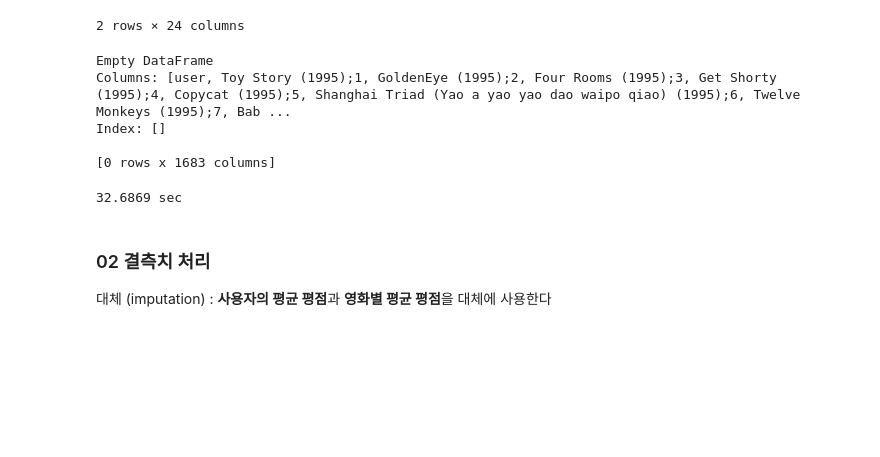
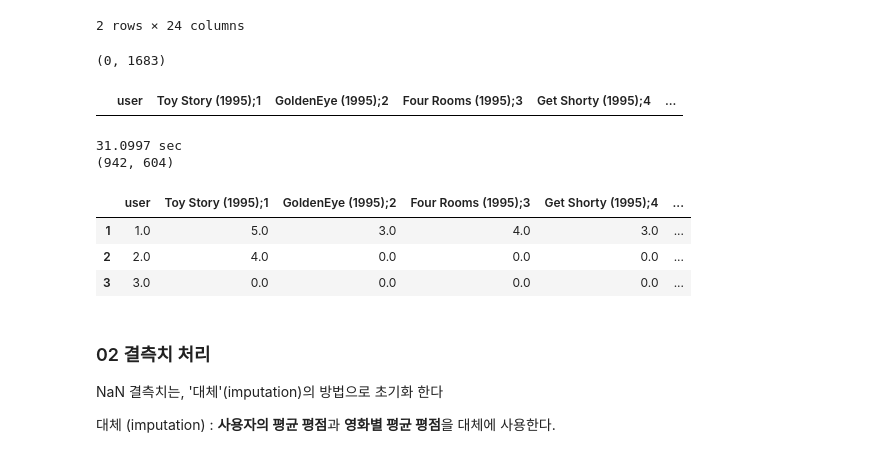
Before and after one commit to Queie/TensorFlow, a Jupyter notebook: Web/05.Recommendation.ipynb, the cells around one changed output. Drawn from its saved outputs; the diff is of its cells as text; code cells hidden in the pictures; blank space fills up the shorter version.

```diff
--- a/Web/05.Recommendation.ipynb
+++ b/Web/05.Recommendation.ipynb
@@ -39,12 +37,11 @@ df.head(2)
 # %%
 # https://stackoverflow.com/questions/18171739/unicodedecodeerror-when-reading-csv-file-in-pandas-with-python
 # 데이터 영화목록 불러오기
-df_info = pd.read_csv('./data/ml-100k/u.item', sep='|', header=None, encoding = "ISO-8859-1")
-
-# 영화목록 추출
-movie_list = [df_info[1].tolist()[ indx ] + ';' + str(indx+1)
-              for indx in range(len(df_info[1].tolist())) ]
-num_movies = len(movie_list)
+df_info = pd.read_csv('./data/ml-100k/u.item',
+                      sep='|', header=None, encoding = "ISO-8859-1")
+# 영화목록 추출 (index 라인 번호를 제목 뒤에 덧붙임)
+movie_list = [df_info[1].tolist()[ index_num ] + ';' + str(index_num+1)
+              for index_num in range(len(df_info[1].tolist())) ]
 df_info.head(2)
 # %% [output]
 |  | 0 | 1 | 2 | 3 | 4 | 5 | 6 | 7 | 8 | 9 | ... | ... |
@@ -53,10 +50,8 @@ df_info.head(2)
 2 rows × 24 columns
 # %%
 df_out = pd.DataFrame(columns=['user']+movie_list)
-df_out  # 영화의 목록을 컬럼으로 생성
+print(df_out.shape)
+df_out.ix[:,:6]  # 영화의 목록을 컬럼으로 생성
 # %% [output]
-Empty DataFrame
-Columns: [user, Toy Story (1995);1, GoldenEye (1995);2, Four Rooms (1995);3, Get Shorty (1995);4, Copycat (1995);5, Shanghai Triad (Yao a yao yao dao waipo qiao) (1995);6, Twelve Monkeys (1995);7, Bab ...
-Index: []
-
-[0 rows x 1683 columns]
+(0, 1683)
+|  | user | Toy Story (1995);1 | GoldenEye (1995);2 | Four Rooms (1995);3 | Get Shorty (1995);4 | ... |
@@ -63,11 +62,9 @@ Index: []
 # %%
-# 사용자 리뷰중 50개 이하의 영화 리뷰를 작성한 사람들의 데이터는 제거한다
-min_ratings = 50
 to_removelist = []; t0 = time()
-
-for i in range(1,num_users):
+for i in range(1, num_users):
     tmp_movielist = [0 for j in range(num_movies)]
     df_tmp = df[df[0] == i]
+
     for k in df_tmp.index:
         if counts[ df_tmp.ix[k][1] ] >= min_ratings:
             tmp_movielist[ df_tmp.ix[k][1] -1 ] = df_tmp.ix[k][2]
@@ -77,6 +74,11 @@ for i in range(1,num_users):
 to_remove_list = list(set(to_removelist))
 df_out.drop(df_out.columns[ to_removelist ], axis = 1, inplace = True)
 df_out.to_csv('data/utilitymatrix.csv', index = None)
-print(round(time()-t0,4),'sec'); df_out.iloc[:4,:6]
+print(round(time()-t0,4),'sec'); print(df_out.shape); df_out.iloc[:3,:7]
 # %% [output]
-32.6869 sec
+31.0997 sec
+(942, 604)
+|  | user | Toy Story (1995);1 | GoldenEye (1995);2 | Four Rooms (1995);3 | Get Shorty (1995);4 | ... |
+| 1 | 1.0 | 5.0 | 3.0 | 4.0 | 3.0 | ... |
+| 2 | 2.0 | 4.0 | 0.0 | 0.0 | 0.0 | ... |
+| 3 | 3.0 | 0.0 | 0.0 | 0.0 | 0.0 | ... |
@@ -88,6 +89,8 @@ df_out.shape
 # %% [markdown]
 ### 02 결측치 처리
-대체 (imputation) : <strong>사용자의 평균 평점</strong>과 <strong>영화별 평균 평점</strong>을 대체에 사용한다
+NaN 결측치는, '대체'(imputation)의 방법으로 초기화 한다
+
+대체 (imputation) : <strong>사용자의 평균 평점</strong>과 <strong>영화별 평균 평점</strong>을 대체에 사용한다.
 # %%
 def imputation(inp,Ri):
     Ri = Ri.astype(float)
```
Also changed, not shown: parts of 14 cells of this notebook, 1 other file.
